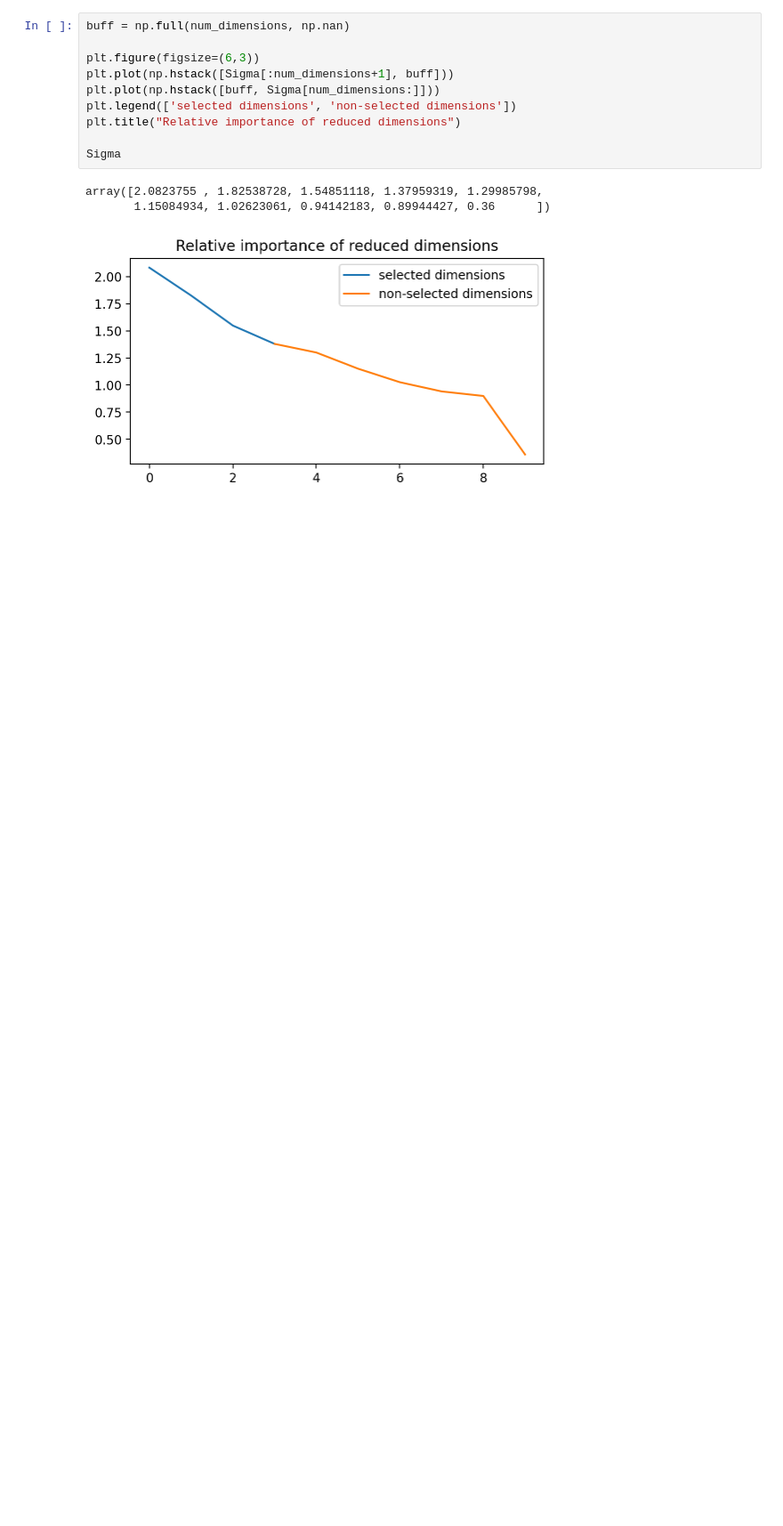
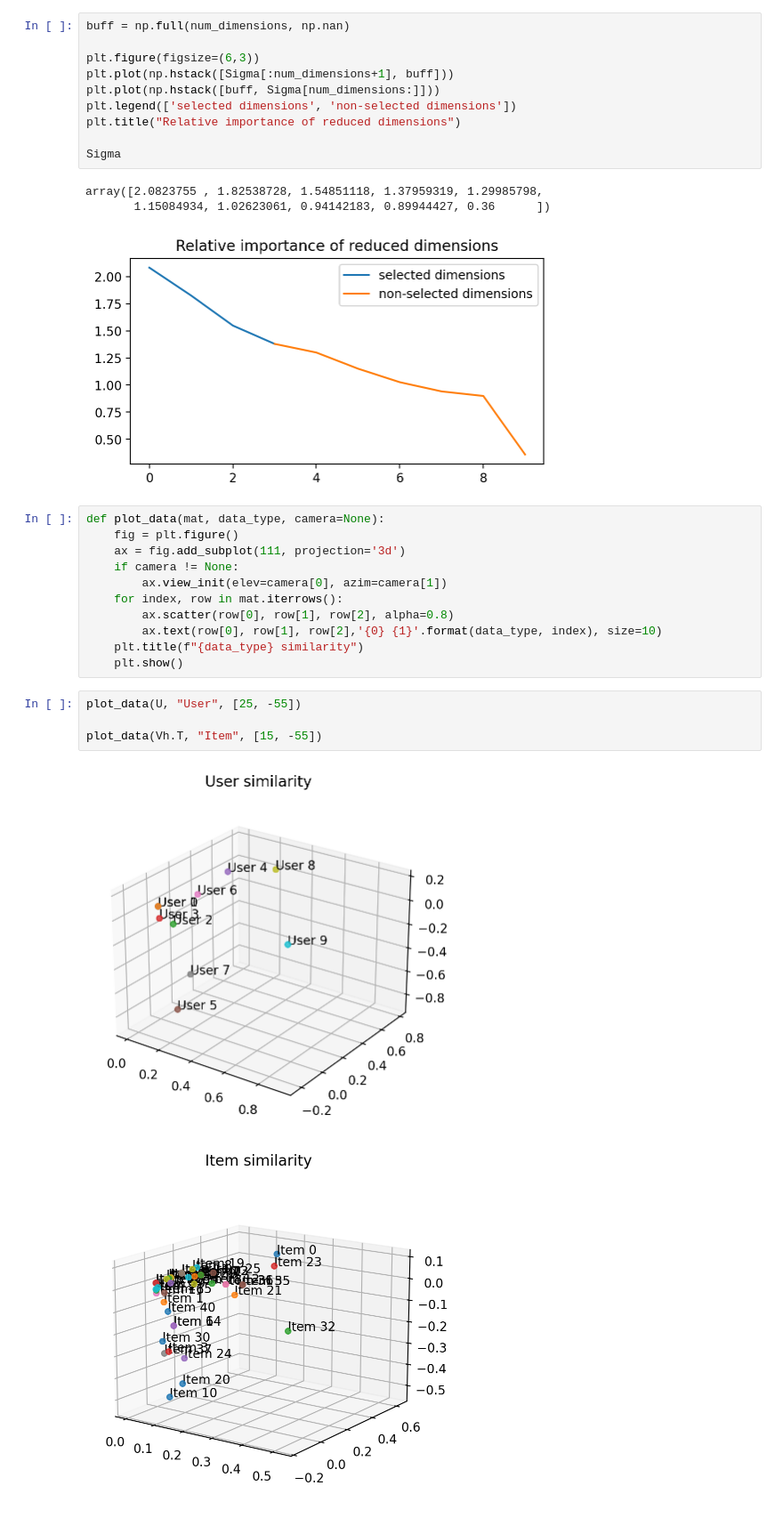
Before and after one commit to DungBeetleBASH/recsys-pipeliner, a Jupyter notebook: notebooks/svd_recommender.ipynb, the cells around one changed output. Shown at 89% size. Saved outputs shown, nothing was run; the diff lists cells and outputs as text; blank space fills up the shorter version.

```diff
--- a/notebooks/svd_recommender.ipynb
+++ b/notebooks/svd_recommender.ipynb
@@ -107,3 +113,21 @@ Sigma
 array([2.0823755 , 1.82538728, 1.54851118, 1.37959319, 1.29985798,
        1.15084934, 1.02623061, 0.94142183, 0.89944427, 0.36      ])
 [figure]
+# %%
+def plot_data(mat, data_type, camera=None):
+    fig = plt.figure()
+    ax = fig.add_subplot(111, projection='3d')
+    if camera != None:
+        ax.view_init(elev=camera[0], azim=camera[1])
+    for index, row in mat.iterrows():
+        ax.scatter(row[0], row[1], row[2], alpha=0.8)
+        ax.text(row[0], row[1], row[2],'{0} {1}'.format(data_type, index), size=10)
+    plt.title(f"{data_type} similarity")
+    plt.show()
+# %%
+plot_data(U, "User", [25, -55])
+
+plot_data(Vh.T, "Item", [15, -55])
+# %% [output]
+[figure, added]
+[figure, added]
```
Also changed, not shown: parts of 4 cells of this notebook.
